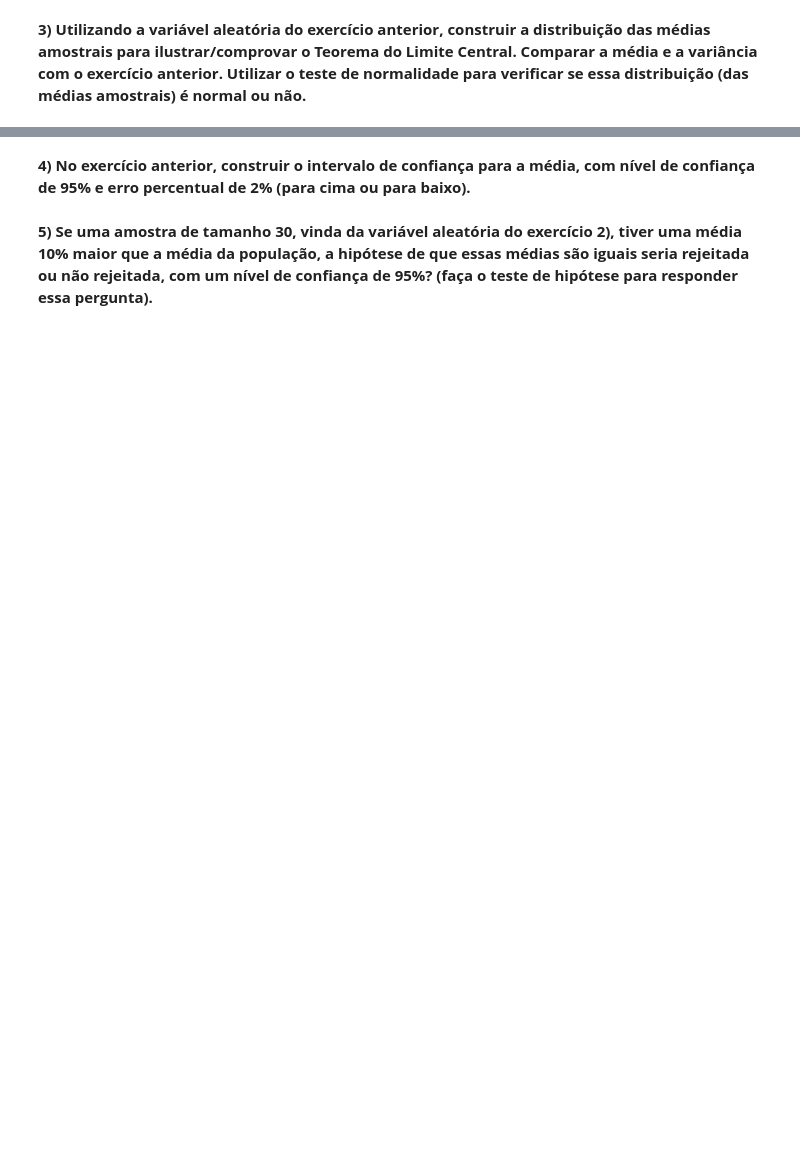
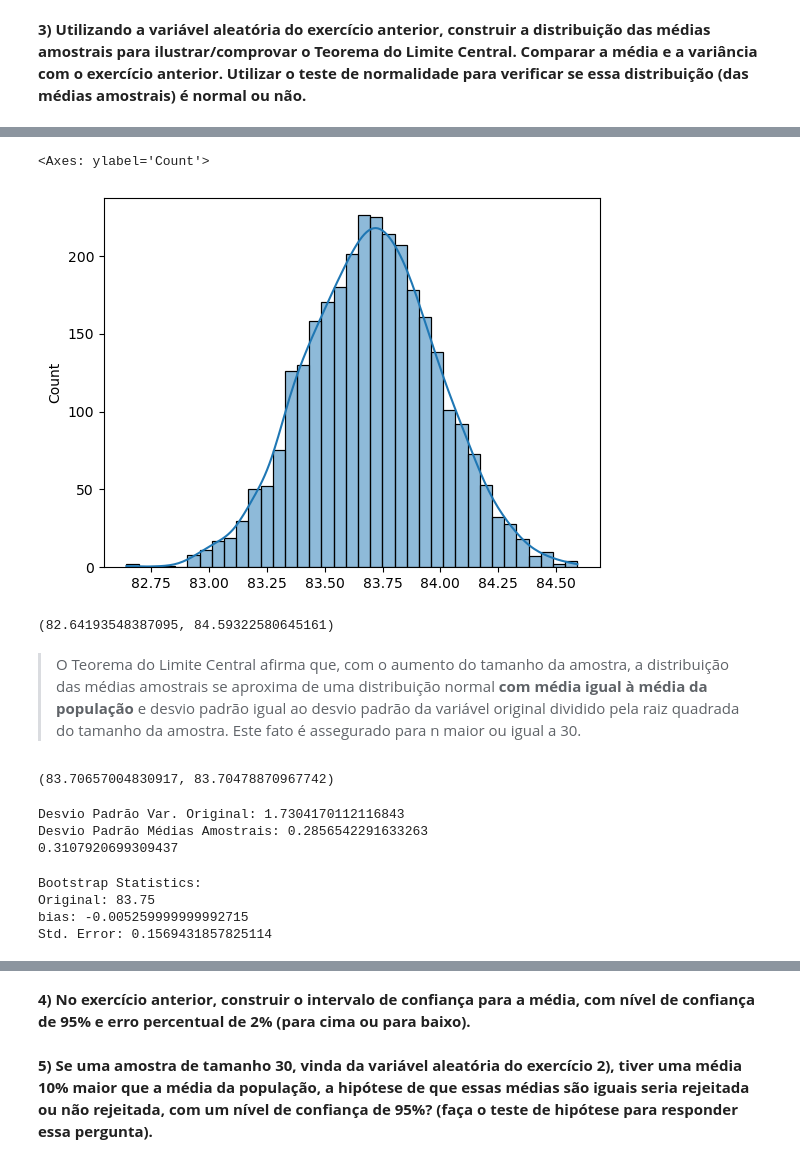
Before and after one commit to brunoopinheiro/ada-datascience-project-iv, a Jupyter notebook: Projeto_Estatística.ipynb, the cells around one changed output, grey strips where cells are left out. Drawn from its saved outputs; the diff is of its cells as text; code cells hidden in the pictures; blank space fills up the shorter version.

```diff
--- a/Projeto_Estatística.ipynb
+++ b/Projeto_Estatística.ipynb
@@ -234,0 +261,14 @@ stats.norm.cdf(1)
+# %%
+# sample size
+n = 31
+number_of_samples = 3000
+
+sample = []
+
+for i in range(number_of_samples):
+    sample.append(dataset['Total Cup Points'].sample(n).reset_index(drop=True))
+
+samples = pd.concat(sample, axis=1)
+samples.columns = [f"Sample {str(i+1)}" for i in range(number_of_samples)]
+
+(samples)
@@ -234,0 +294,46 @@ stats.norm.cdf(1)
+# %%
+sns.histplot(samples.mean(), kde=True)
+# %% [output]
+<Axes: ylabel='Count'>
+[figure, added]
+# %%
+samples.mean().min(), samples.mean().max()
+# %% [output]
+(82.64193548387095, 84.59322580645161)
+# %% [markdown]
+> O Teorema do Limite Central afirma que, com o aumento do tamanho da amostra, a distribuição das médias amostrais se aproxima de uma distribuição normal **com média igual à média da população** e desvio padrão igual ao desvio padrão da variável original dividido pela raiz quadrada do tamanho da amostra. Este fato é assegurado para n maior ou igual a 30.
+# %%
+dataset['Total Cup Points'].mean(), samples.mean().mean()
+# %% [output]
+(83.70657004830917, 83.70478870967742)
+# %%
+std_df = dataset['Total Cup Points'].std()
+std_samples = samples.mean().std()
+
+print(f"Desvio Padrão Var. Original: {std_df}")
+print(f"Desvio Padrão Médias Amostrais: {std_samples}")
+print(f"{std_df / np.sqrt(n)}")
+# %% [output]
+Desvio Padrão Var. Original: 1.7304170112116843
+Desvio Padrão Médias Amostrais: 0.2856542291633263
+0.3107920699309437
+# %%
+# Bootstrap
+
+results = []
+
+for nrepeat in range(1000):
+    sample = resample(dataset['Total Cup Points'])
+    results.append(sample.median())
+
+results = pd.Series(results)
+
+print("Bootstrap Statistics:")
+print(f"Original: {dataset['Total Cup Points'].median()}")
+print(f"bias: {results.mean() - dataset['Total Cup Points'].median()}")
+print(f"Std. Error: {results.std()}")
+# %% [output]
+Bootstrap Statistics:
+Original: 83.75
+bias: -0.005259999999992715
+Std. Error: 0.1569431857825114
```
Also changed, not shown: parts of 14 cells of this notebook.
